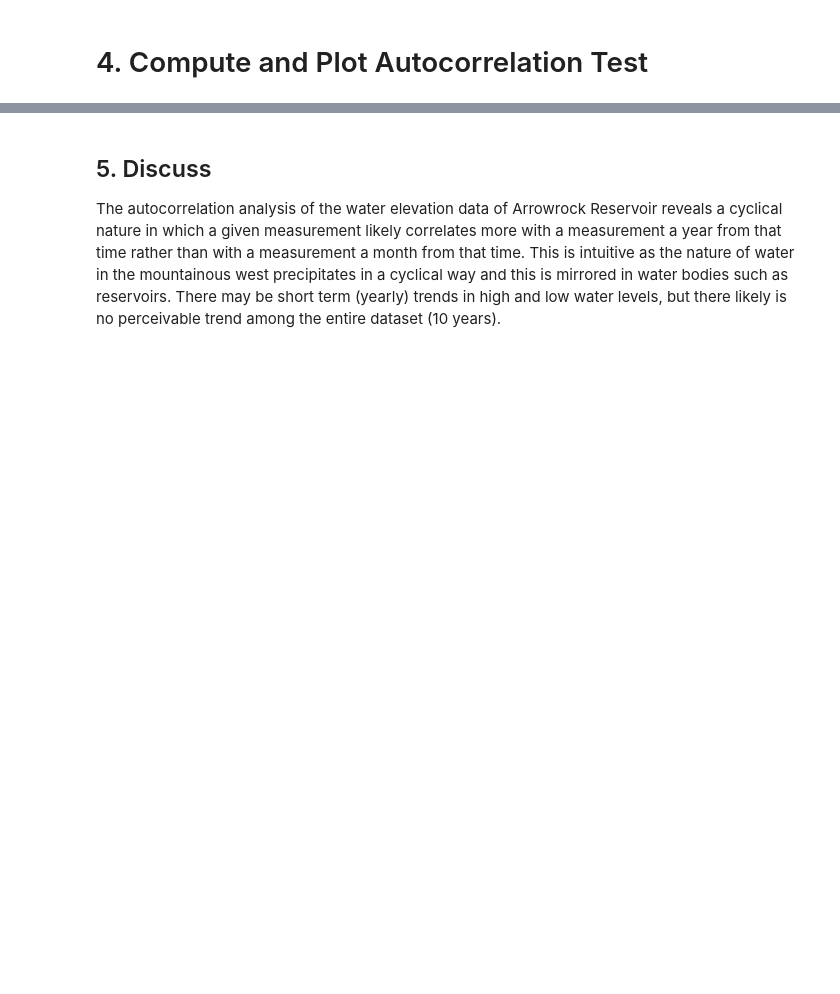
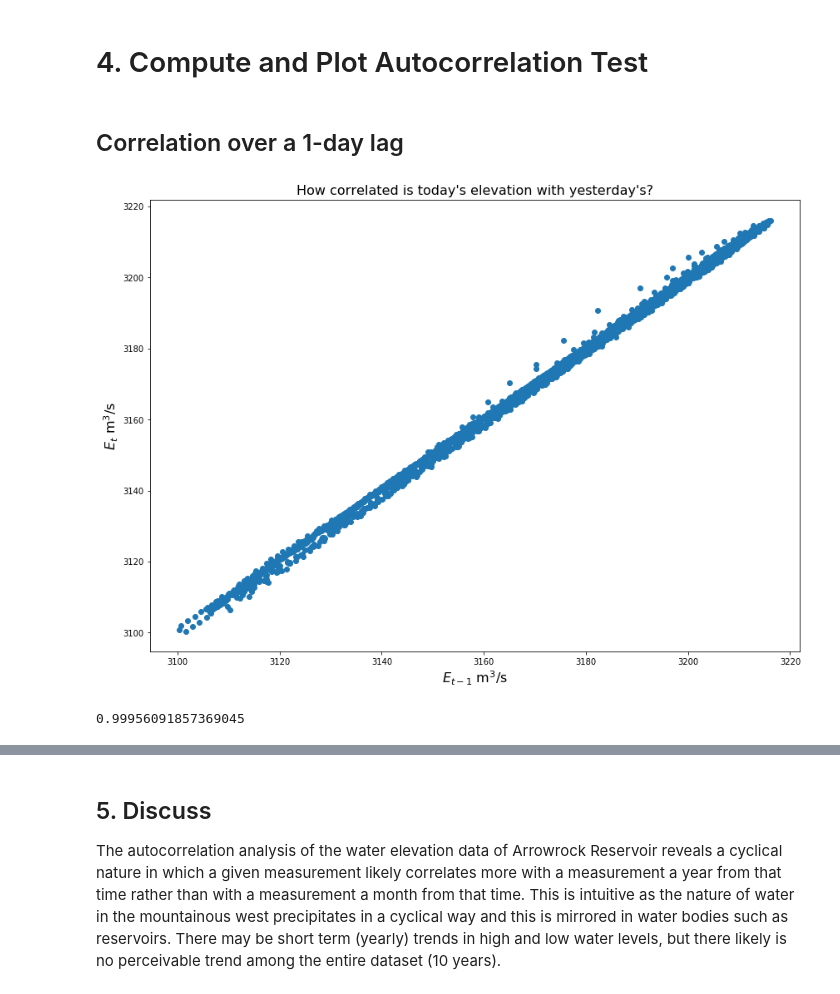
Before and after one commit to lwomeldo/Hydrologic-Modeling, a Jupyter notebook: Assignment1.ipynb, the cells around one changed output, grey strips where cells are left out. Cells and saved outputs as stored; diff of their text form; code cells hidden in the pictures; blank space fills up the shorter version.

```diff
--- a/Assignment1.ipynb
+++ b/Assignment1.ipynb
@@ -63,3 +69,30 @@ Critical Values:
 The ADF statistic of the Arrowrock Reservoir elevation dataset is smaller than each of the critical values, indicating that the null hypothesis of non-stationarity is incorrect, thus the dataset is stationary.
 # %% [markdown]
 # 4. Compute and Plot Autocorrelation Test
+# %% [markdown]
+## Correlation over a 1-day lag
+# %%
+
+# Use numpy array indexing to get discharge from October 1, 2006 to September 30, 2016.
+# The 'end' of a numpy array can be indexed using -1: as if the index in the negative direction
+# wraps back around to the end of the record
+Et   = E[1:-1]
+
+# Similarly get discharge from October 1, 2000 to September 29, 2015 by getting data from the
+# beginning of the record to the 'end' minus 1 using the -2 as the index.
+Etm1 = E[0:-2]
+
+# Use Matplotlib to create a scatter plot of these two time series, create a title and label axes
+plt.figure(figsize=(14,10))
+plt.plot(Etm1,Et,'o')
+plt.title('How correlated is today\'s elevation with yesterday\'s?',fontsize=16)
+plt.xlabel('$E_{t-1}$ m$^3$/s',fontsize=16)
+plt.ylabel('$E_t$ m$^3$/s',fontsize=16)
+plt.show()
+# %% [output]
+[figure, added]
+# %%
+R = np.corrcoef(Etm1,Et)
+R[1,0]
+# %% [output]
+0.99956091857369045
```
Also changed, not shown: parts of 9 cells of this notebook.
